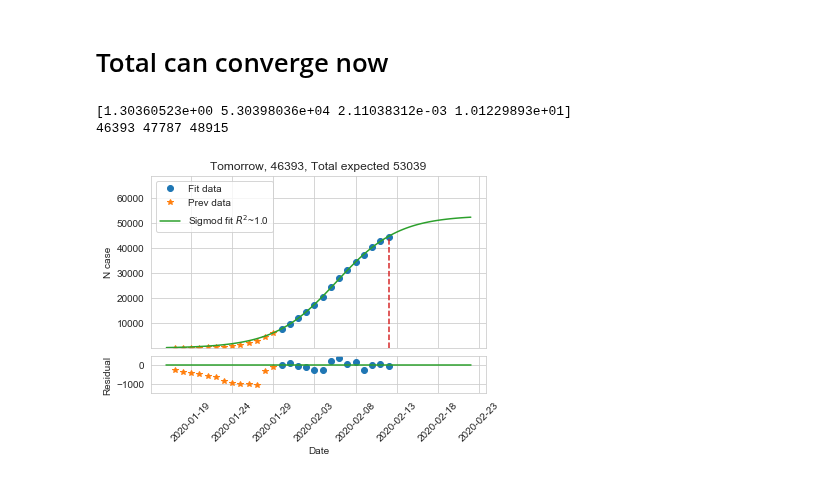
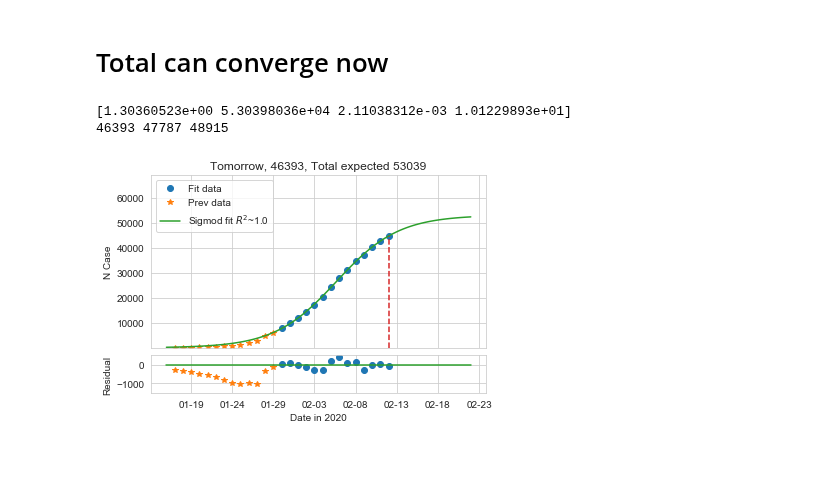
Before and after one commit to tongbaojia/vr_2020, a Jupyter notebook: Virus.ipynb, the cells around one changed output. Drawn from its saved outputs; the diff is of its cells as text; code cells hidden in the pictures.

Commit message:
update plot

```diff
--- a/Virus.ipynb
+++ b/Virus.ipynb
@@ -194,36 +194,38 @@ def prediction(my_func, name="sigmoid"):
     ax1.plot(xdata, ydata, 'o', label='Fit data')
     ax1.plot(x_prev_data, y_prev_data, '*', label='Prev data')
     ax1.plot(x, y, label=r'Sigmod fit $R^2$~{}'.format(round(R2, 3)))
     ax1.plot([len(total) - starting_index, len(total) - starting_index], [0, ydata[-1]], '--')
     ax1.set_title("Tomorrow, {}, Total expected {}".format(pred, total_expected))
     ax1.set_ylim(1, total_expected * 1.3)
     ax1.legend(loc='best')
-    ax1.set_xlabel('Date')
-    ax1.set_ylabel('N case')
+    # ax1.set_xticks([])
+    # ax1.set_xlabel('Date')
+    ax1.set_ylabel('N Case')
 
     residuals = ydata - my_func(xdata, *popt)
     prev_residuals = y_prev_data - my_func(x_prev_data, *popt)
     ax2.plot(xdata, residuals, 'o', label='residuals')
     ax2.plot(x_prev_data, prev_residuals, '*', label='prev residuals')
     ax2.plot(x, np.zeros(len(x)))
     ax2.set_ylim(-1500, 500)
-    ax2.set_xlabel('Date')
+    ax2.set_xlabel('Date in 2020')
     ax2.set_ylabel('Residual')
     x_ticks = ax2.get_xticks()
     # print(x_ticks)
     current_day = len(total) - starting_index
     # correct time difference
-    current_date = date.today() + + timedelta(days=1)
+    current_date = date.today() + timedelta(days=1)
     date_ticks = []
     for x_tick in x_ticks:
         date_ticks.append(current_date + timedelta(days=x_tick - current_day))
+    date_ticks = [i.strftime('%m-%d') for i in date_ticks]
     # print(date_ticks)
-    ax2.set_xticklabels(date_ticks, rotation=45)
+    ax2.set_xticklabels(date_ticks)
     plt.savefig('Plots/{}_{}.png'.format(tmr_date, name), dpi=300)
     plt.show()
 
 prediction(sigmoid, "sigmoid")
 # %% [output]
 [1.30360523e+00 5.30398036e+04 2.11038312e-03 1.01229893e+01]
 46393 47787 48915
-[figure, old version]
+[figure, new version]
```
Also changed, not shown: 1 other file.
